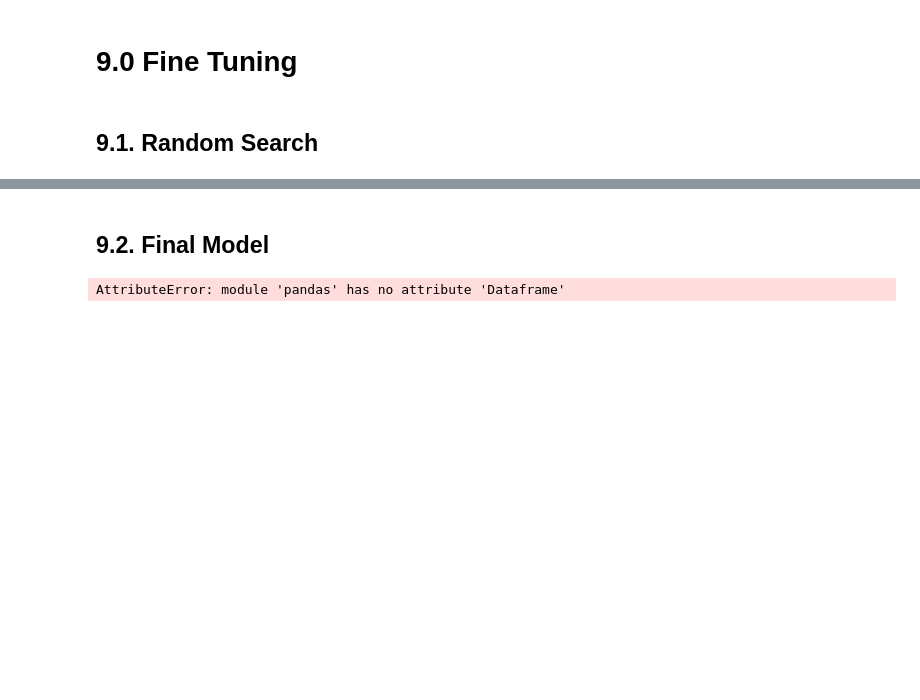
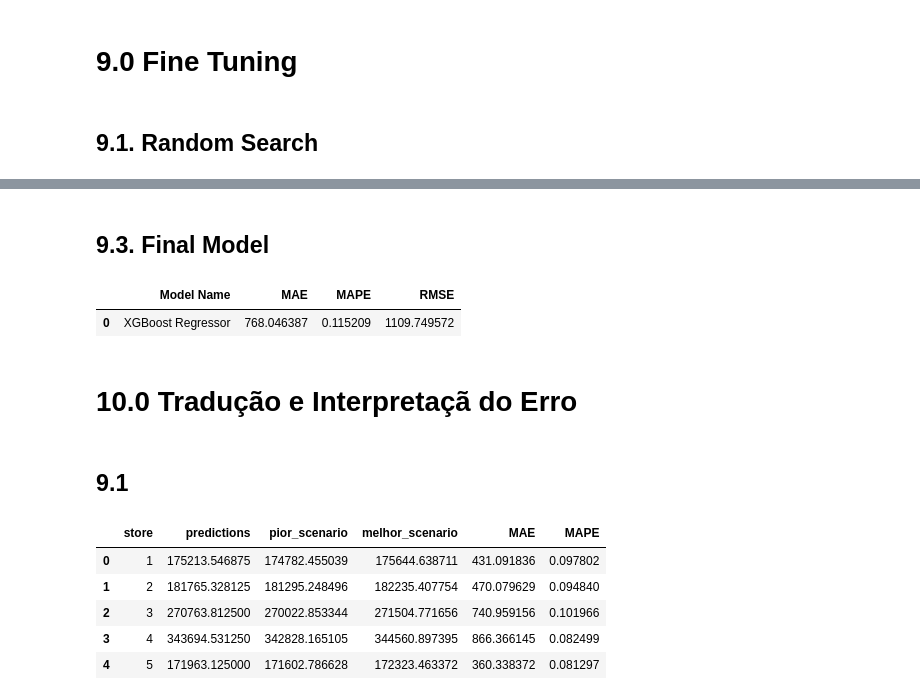
Before and after one commit to thiago-vale/ds-em-producao, a Jupyter notebook: notebooks/store-sales-ŕedictions.ipynb, the cells around one changed output, grey strips where cells are left out. Drawn from its saved outputs; the diff is of its cells as text; code cells hidden in the pictures; blank space fills up the shorter version.

```diff
--- a/notebooks/store-sales-ŕedictions.ipynb
+++ b/notebooks/store-sales-ŕedictions.ipynb
@@ -1374,4 +1407,4 @@ AttributeError: module 'pandas' has no attribute 'Dataframe'
 # %% [markdown]
-## 9.2. Final Model
+## 9.3. Final Model
 # %%
 param_tuned =  {
@@ -1388,20 +1419,21 @@ MAX_EVAL = 2
 # %%
 model_xgb_tuned = xgb.XGBRegressor(
                         objective='reg:squarederror',
-                        n_estimators=hp['n_estimators'],
-                        eta=hp['eta'],
-                        max_depth=hp['max_depth'],
-                        subsample=hp['subsample'],
-                        colsample_bytee=hp['colsample_bytee'],
-                        n_jobs=hp['n_jobs'],
-                        min_child_weight=hp['min_child_weight'],
+                        n_estimators=param_tuned['n_estimators'],
+                        eta=param_tuned['eta'],
+                        max_depth=param_tuned['max_depth'],
+                        subsample=param_tuned['subsample'],
+                        colsample_bytee=param_tuned['colsample_bytee'],
+                        n_jobs=param_tuned['n_jobs'],
+                        min_child_weight=param_tuned['min_child_weight'],
                         random_state=42 ).fit( x_train, y_train )
 
 # prediction
 yhat_xgb_tuned = model_xgb_tuned.predict( x_test )
 
-result_xgb_tuned = ml_error(" XGBoost Regressor", np.exprm1( y_test) , np.exprm1( yhat_xgb_tuned ))
+result_xgb_tuned = ml_error(" XGBoost Regressor", np.expm1( y_test) , np.expm1( yhat_xgb_tuned ))
 
 result_xgb_tuned
 # %% [output]
-AttributeError: module 'pandas' has no attribute 'Dataframe'
+|  | Model Name | MAE | MAPE | RMSE |
+| 0 | XGBoost Regressor | 768.046387 | 0.115209 | 1109.749572 |
@@ -1407,0 +1442,2 @@ AttributeError: module 'pandas' has no attribute 'Dataframe'
+# %% [markdown]
+# 10.0 Tradução e Interpretaçã do Erro
@@ -1407,0 +1449,27 @@ AttributeError: module 'pandas' has no attribute 'Dataframe'
+# %% [markdown]
+## 9.1
+# %%
+#sum_prediciotns
+df91 = df9[[ 'store', 'predictions' ]].groupby( 'store' ).sum().reset_index()
+
+#MAE e MAPE
+df9_aux1 = df9[[ 'store', 'sales', 'predictions' ]].groupby( 'store' ).apply( lambda x: mean_absolute_error( x['sales'], x['predictions'])).reset_index().rename(columns={0:'MAE'})
+df9_aux2 = df9[[ 'store', 'sales', 'predictions' ]].groupby( 'store' ).apply( lambda x: mean_absolute_percentage_error( x['sales'], x['predictions'])).reset_index().rename(columns={0:'MAPE'})
+
+df9_aux3 = pd.merge( df9_aux1 , df9_aux2, how='inner' , on='store' )
+df92 = pd.merge( df91 , df9_aux3, how='inner' , on='store' )
+
+# Scenarios
+df92['pior_scenario'] = df92['predictions'] - df92['MAE']
+df92['melhor_scenario'] = df92['predictions'] + df92['MAE']
+
+df92 = df92[['store','predictions', 'pior_scenario', 'melhor_scenario', 'MAE', 'MAPE']]
+
+df92.head()
+# %% [output]
+|  | store | predictions | pior_scenario | melhor_scenario | MAE | MAPE |
+| 0 | 1 | 175213.546875 | 174782.455039 | 175644.638711 | 431.091836 | 0.097802 |
+| 1 | 2 | 181765.328125 | 181295.248496 | 182235.407754 | 470.079629 | 0.094840 |
+| 2 | 3 | 270763.812500 | 270022.853344 | 271504.771656 | 740.959156 | 0.101966 |
+| 3 | 4 | 343694.531250 | 342828.165105 | 344560.897395 | 866.366145 | 0.082499 |
+| 4 | 5 | 171963.125000 | 171602.786628 | 172323.463372 | 360.338372 | 0.081297 |
```
Also changed, not shown: parts of 26 cells of this notebook, 1 other file.
